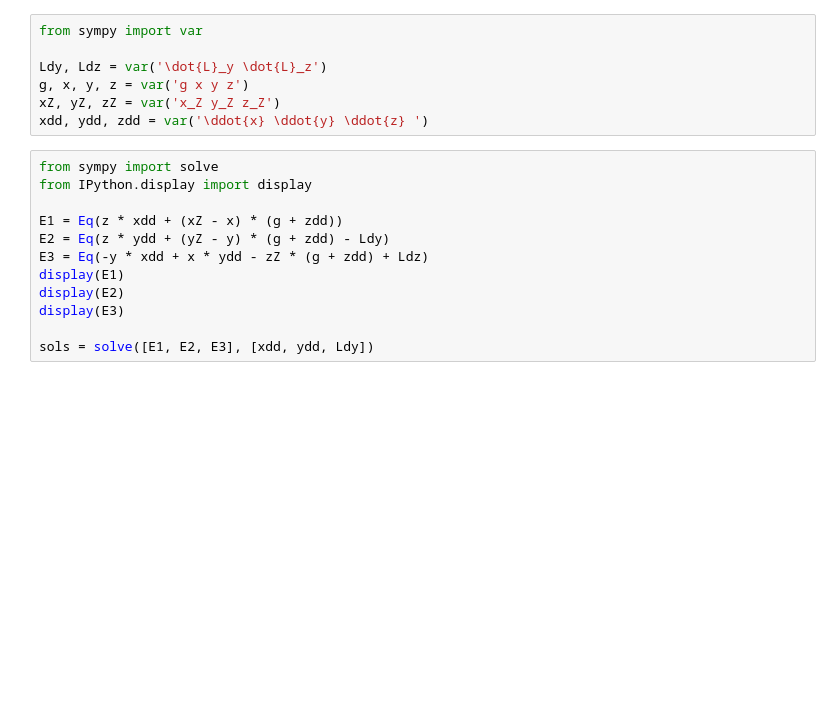
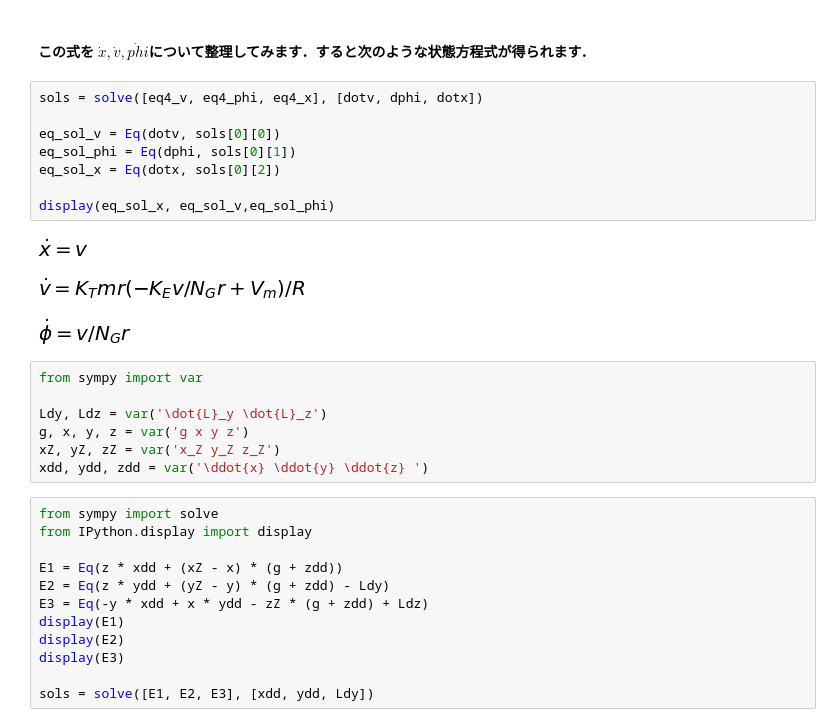
Before and after one commit to shino-kei/control_notebook, a Jupyter notebook: motor-mechanics.ipynb, the cells around one changed output. Cells and saved outputs as stored; diff of their text form; blank space fills up the shorter version.

```diff
--- a/motor-mechanics.ipynb
+++ b/motor-mechanics.ipynb
@@ -28,3 +73,17 @@ solve(eq1, (wr))
+# %% [markdown]
+#### この式を $\dot{x},\dot{v},\dot{phi}$について整理してみます．すると次のような状態方程式が得られます．
+# %%
+sols = solve([eq4_v, eq4_phi, eq4_x], [dotv, dphi, dotx])
+
+eq_sol_v = Eq(dotv, sols[0][0])
+eq_sol_phi = Eq(dphi, sols[0][1])
+eq_sol_x = Eq(dotx, sols[0][2])
+
+display(eq_sol_x, eq_sol_v,eq_sol_phi)
+# %% [output]
+[figure, added]
+[figure, added]
+[figure, added]
 # %%
 from sympy import var
 
```
Also changed, not shown: parts of 10 cells of this notebook.
